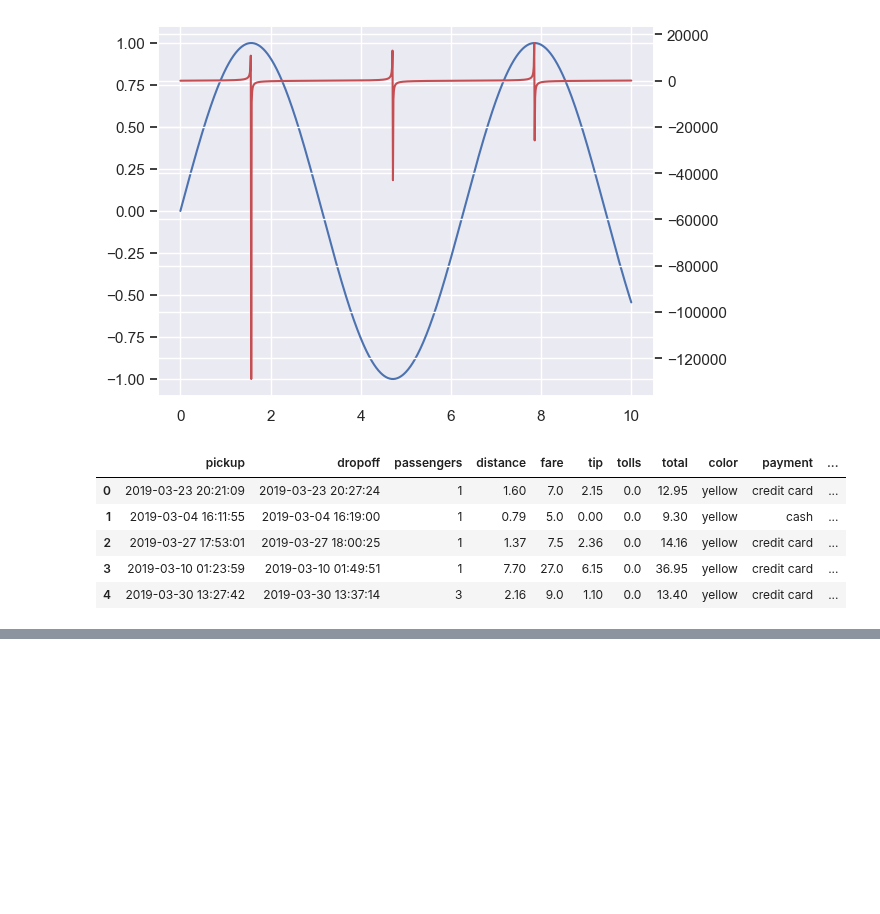
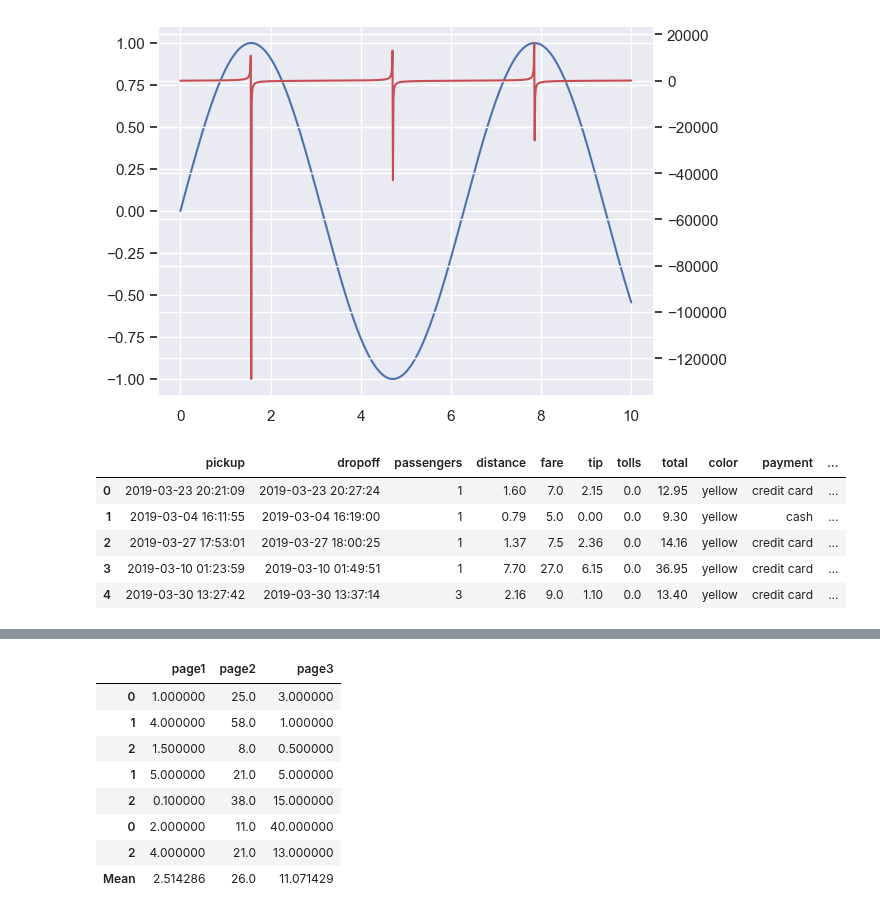
Before and after one commit to gbrs/ipython_notebook_probes, a Jupyter notebook: Probe.ipynb, the cells around one changed output, grey strips where cells are left out. Cells and saved outputs as stored; diff of their text form; code cells hidden in the pictures; blank space fills up the shorter version.

```diff
--- a/Probe.ipynb
+++ b/Probe.ipynb
@@ -1345,0 +624,2 @@ df.head(10).style.bar(subset=['distance', 'total'], color='#d65f5f', align='mid'
+# %%
+df = df.dropna()
@@ -1345,0 +645,20 @@ df.head(10).style.bar(subset=['distance', 'total'], color='#d65f5f', align='mid'
+# %%
+class Answer:
+    def calcMean(self, df1, df2, df3):
+        df = pd.concat((df1, df2, df3))
+        df = df.dropna()
+        df.loc['Mean'] = (df.page1.mean(), df.page2.mean(), df.page3.mean())
+        return df
+# %%
+ans = Answer()
+ans.calcMean(df1, df2, df3)
+# %% [output]
+|  | page1 | page2 | page3 |
+| 0 | 1.000000 | 25.0 | 3.000000 |
+| 1 | 4.000000 | 58.0 | 1.000000 |
+| 2 | 1.500000 | 8.0 | 0.500000 |
+| 1 | 5.000000 | 21.0 | 5.000000 |
+| 2 | 0.100000 | 38.0 | 15.000000 |
+| 0 | 2.000000 | 11.0 | 40.000000 |
+| 2 | 4.000000 | 21.0 | 13.000000 |
+| Mean | 2.514286 | 26.0 | 11.071429 |
```
Also changed, not shown: parts of 97 cells of this notebook.
